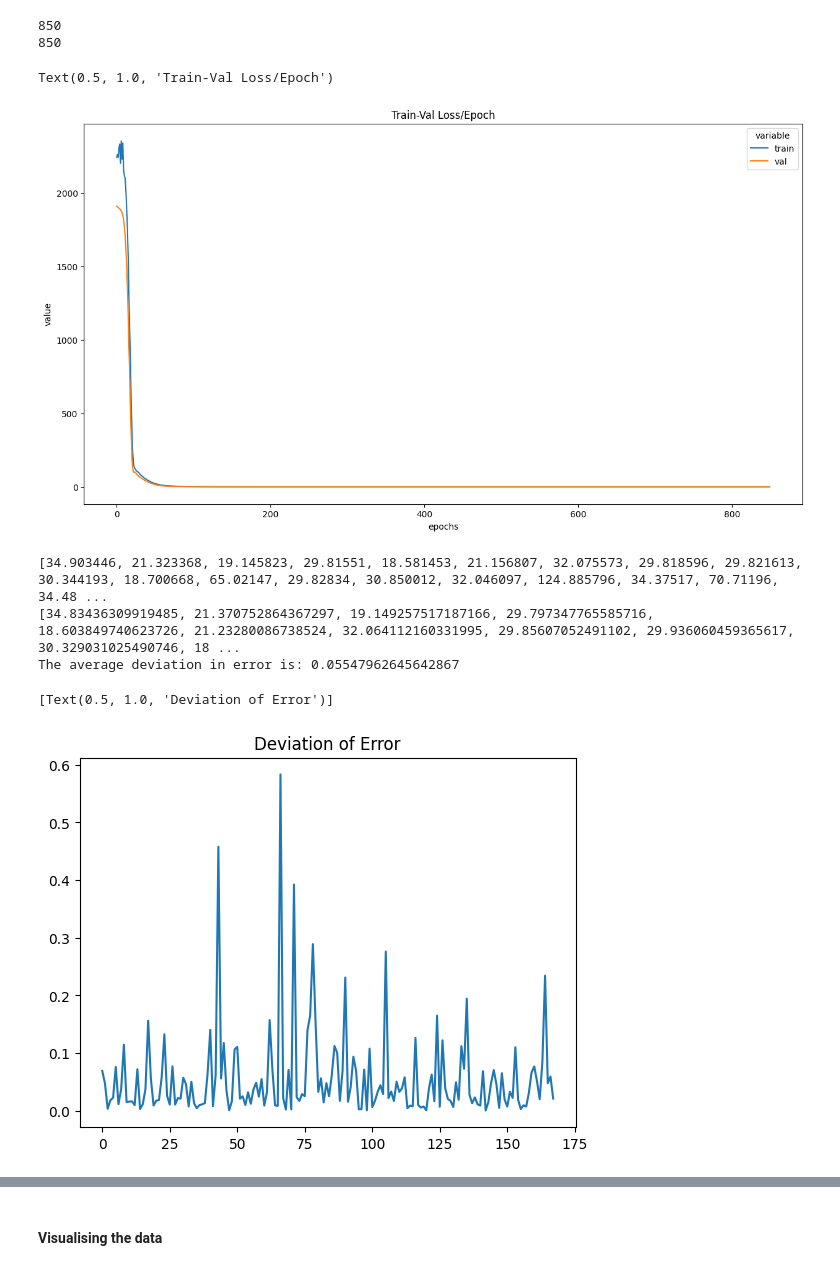
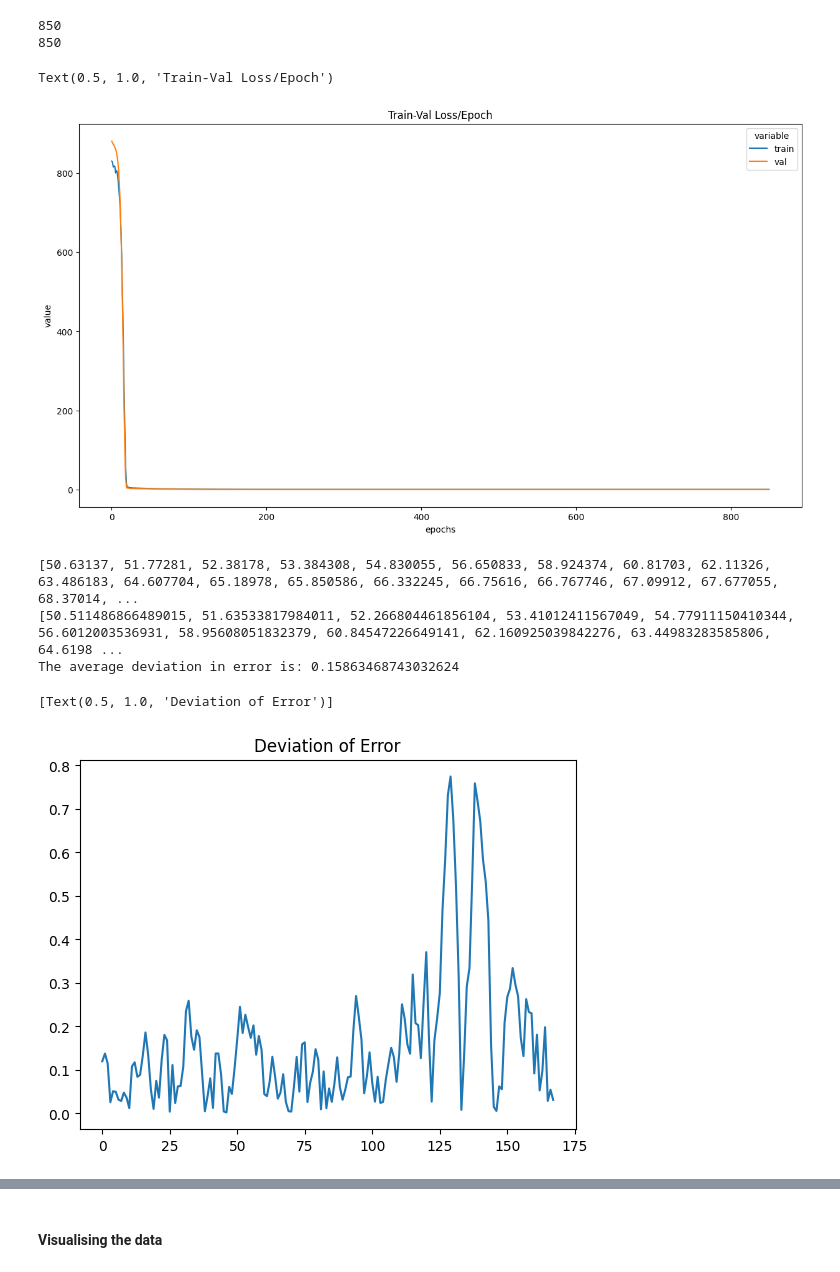
Before and after one commit to viraj-s15/stock-trend-analysis, a Jupyter notebook: notebooks/nueral_net.ipynb, the cells around one changed output, grey strips where cells are left out. Cells and saved outputs as stored; diff of their text form; code cells hidden in the pictures.

Commit message:
feat: improved graphs

```diff
--- a/notebooks/nueral_net.ipynb
+++ b/notebooks/nueral_net.ipynb
@@ -118,9 +118,13 @@ df.head()
 X = df.iloc[:, 1:]
 y = df.iloc[:, 1]
 
-X_trainval, X_test, y_trainval, y_test = train_test_split(
-    X, y, test_size=0.2
-)
+x_len = int(0.8 * len(X))
+y_len = int(0.8 * len(y))
+X_trainval = X[:x_len]
+X_test = X[x_len:]
+y_trainval = y[:y_len]
+y_test = y[y_len:]
+
 X_train, X_val, y_train, y_val = train_test_split(
     X_trainval, y_trainval, test_size=0.2
 )
@@ -283,17 +287,17 @@ print(len(loss_stats['val']))
 # %%
 train_val_loss_df = (
     pd.DataFrame.from_dict(loss_stats)
     .reset_index()
     .melt(id_vars=["index"])
     .rename(columns={"index": "epochs"})
-): 0.05547962645642867
+)
 plt.figure(figsize=(15, 8))
 sns.lineplot(data=train_val_loss_df, x="epochs", y="value", hue="variable").set_title(
     "Train-Val Loss/Epoch"
 )
 # %% [output]
 Text(0.5, 1.0, 'Train-Val Loss/Epoch')
-[figure, old version]
+[figure, new version]
 # %%
 y_pred_list = []
 with torch.no_grad():
@@ -319,11 +323,11 @@ mean_difference = np.mean(difference)
 print(f"The average deviation in error is: {mean_difference}")
 sns.lineplot(difference).set(title="Deviation of Error")
 # %% [output]
-[34.903446, 21.323368, 19.145823, 29.81551, 18.581453, 21.156807, 32.075573, 29.818596, 29.821613, 30.344193, 18.700668, 65.02147, 29.82834, 30.850012, 32.046097, 124.885796, 34.37517, 70.71196, 34.48 ...
-[34.83436309919485, 21.370752864367297, 19.149257517187166, 29.797347765585716, 18.603849740623726, 21.23280086738524, 32.064112160331995, 29.85607052491102, 29.936060459365617, 30.329031025490746, 18 ...
-The average deviation in error is: 0.05547962645642867
+[50.63137, 51.77281, 52.38178, 53.384308, 54.830055, 56.650833, 58.924374, 60.81703, 62.11326, 63.486183, 64.607704, 65.18978, 65.850586, 66.332245, 66.75616, 66.767746, 67.09912, 67.677055, 68.37014, ...
+[50.511486866489015, 51.63533817984011, 52.266804461856104, 53.41012411567049, 54.77911150410344, 56.6012003536931, 58.95608051832379, 60.84547226649141, 62.160925039842276, 63.44983283585806, 64.6198 ...
+The average deviation in error is: 0.15863468743032624
 [Text(0.5, 1.0, 'Deviation of Error')]
-[figure, old version]
+[figure, new version]
 # %%
 mse = mean_squared_error(y_test, y_pred)
 r_square = r2_score(y_test, y_pred)
```
Also changed, not shown: parts of 4 cells of this notebook.
